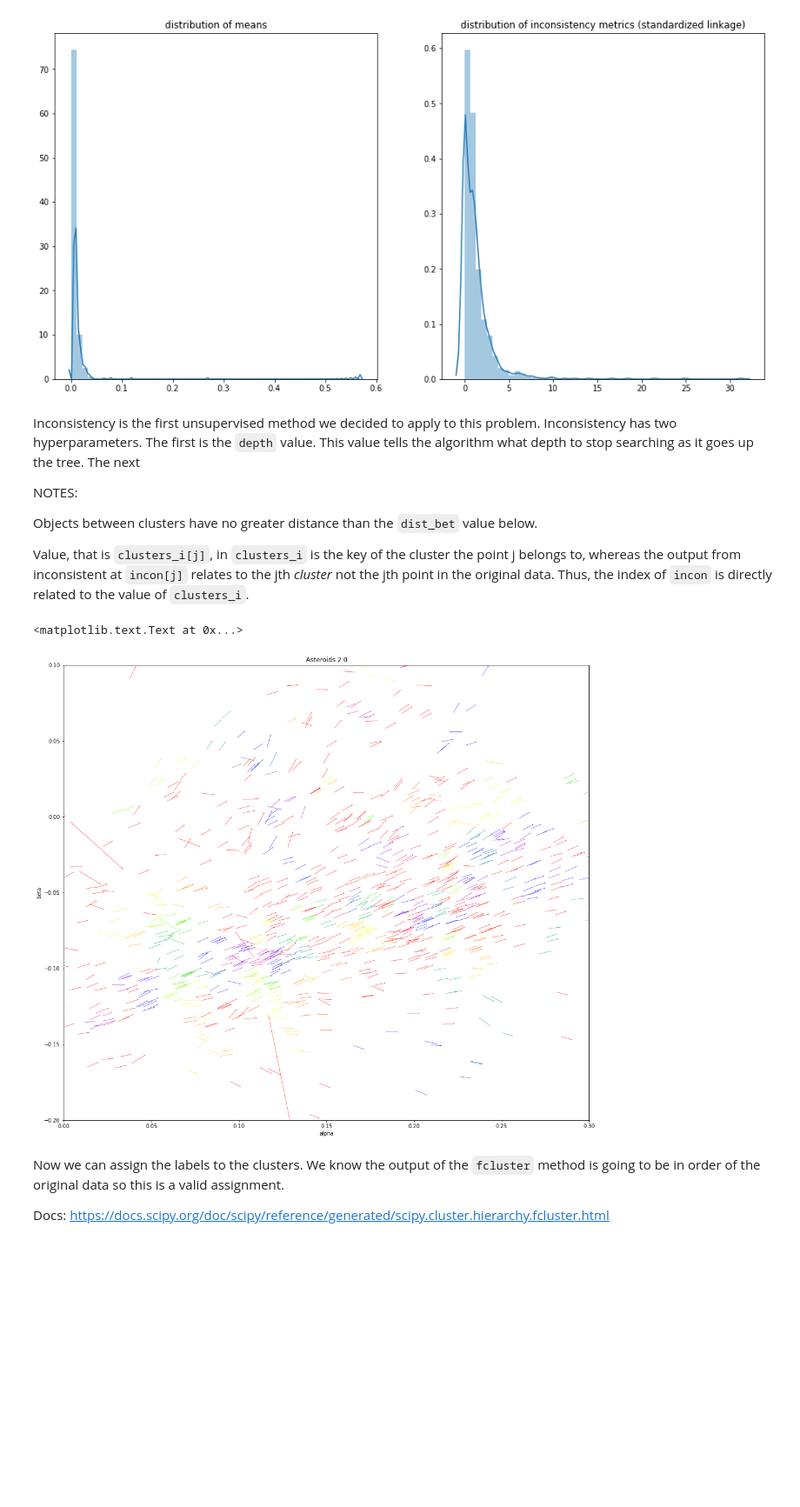
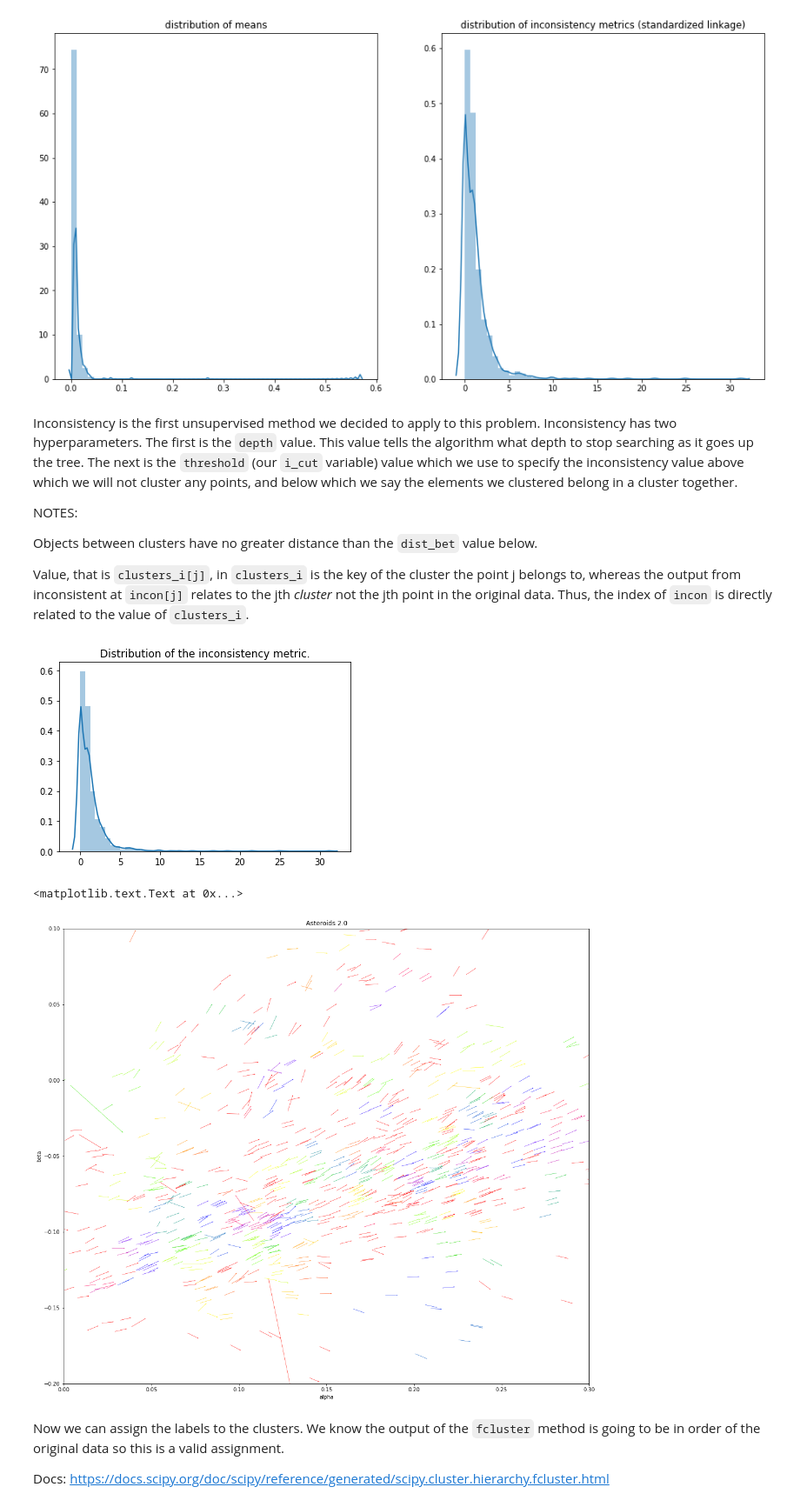
Before and after one commit to pblankley/Asteroid_Tracklets, a Jupyter notebook: Clustering/Cluster_initial_view.ipynb, the cells around one changed output. Shown at 87% size. Saved outputs shown, nothing was run; the diff lists cells and outputs as text; code cells hidden in the pictures; blank space fills up the shorter version.

Commit message:
add updates to clustering notebook

```diff
--- a/Clustering/Cluster_initial_view.ipynb
+++ b/Clustering/Cluster_initial_view.ipynb
@@ -115,7 +129,7 @@ ax2.set_title('distribution of inconsistency metrics (standardized linkage)')
 <matplotlib.text.Text at 0x...>
 [figure]
 # %% [markdown]
-Inconsistency is the first unsupervised method we decided to apply to this problem.  Inconsistency has two hyperparameters.  The first is the `depth` value.  This value tells the algorithm what depth to stop searching as it goes up the tree.  The next
+Inconsistency is the first unsupervised method we decided to apply to this problem.  Inconsistency has two hyperparameters.  The first is the `depth` value.  This value tells the algorithm what depth to stop searching as it goes up the tree.  The next is the `threshold` (our `i_cut` variable) value which we use to specify the inconsistency value above which we will not cluster any points, and below which we say the elements we clustered belong in a cluster together.
 
 NOTES:
 
@@ -124,39 +138,43 @@ Objects between clusters have no greater distance than the `dist_bet` value belo
 Value, that is `clusters_i[j]`, in `clusters_i` is the key of the cluster the point j belongs to, whereas the output from inconsistent at `incon[j]` relates to the jth *cluster* not the jth point in the original data. Thus, the index of `incon` is directly related to the value of `clusters_i`.
 # %%
 # Arb set cutpoint based on the inconsistency metric
-cutoff = .2
+cutoff = .5
 
 ########################################################
 
 # Cluster with a max d
 # max_d = 0.00005
 # clusters_md = fcluster(Z, max_d, criterion='distance')
 
 # Cluster using inconsistency metric
-dist_bet = 1  # seems to control the proximity of vectors we allow to cluster
+dist_bet = .8  # seems to control the proximity of vectors we allow to cluster
 incon = inconsistent(Z,20)
 clusters_i = fcluster(Z, dist_bet, criterion='inconsistent', depth=20)
 
 # Drop clusters that don't meet a certain cutoff for the inconsistency metric (col 4 of the incon output)
+sns.distplot(incon[:,3])
+plt.title('Distribution of the inconsistency metric.')
+plt.show()
 for i in range(len(incon)):
     t = incon[i,3]>cutoff
     if t:
         if i in clusters_i:
             for j,itm in enumerate(clusters_i):
                 if itm==i:
                     clusters_i[j] = 1
 
 # Asteroid plot
 fig=plt.figure(figsize=(18, 16))
 plt.quiver(cxs, cys, mxs, mys, clusters_i, cmap='prism',scale=0.2, width=0.0005)
 plt.xlim(-0.0, 0.3)
 plt.ylim(-0.2, 0.1)
 plt.xlabel('alpha')
 plt.ylabel('beta')
 plt.title('Asteroids 2.0')
 # %% [output]
+[figure, new version]
 <matplotlib.text.Text at 0x...>
-[figure, old version]
+[figure, added]
 # %% [markdown]
 Now we can assign the labels to the clusters.  We know the output of the `fcluster` method is going to be in order of the original data so this is a valid assignment.
 
```
Also changed, not shown: parts of 6 cells of this notebook.
